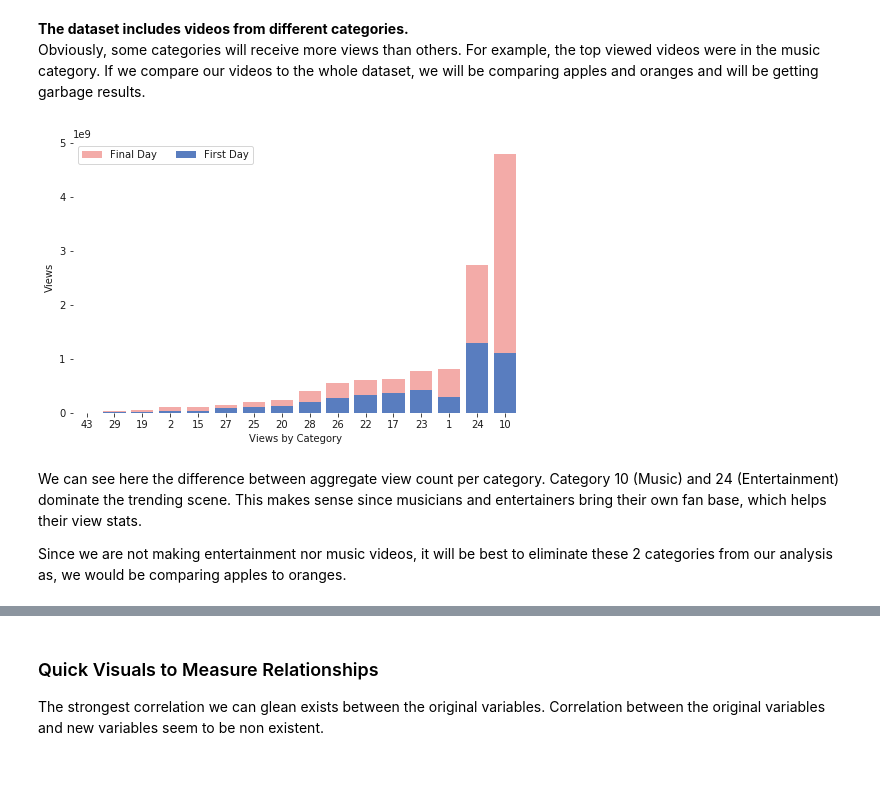
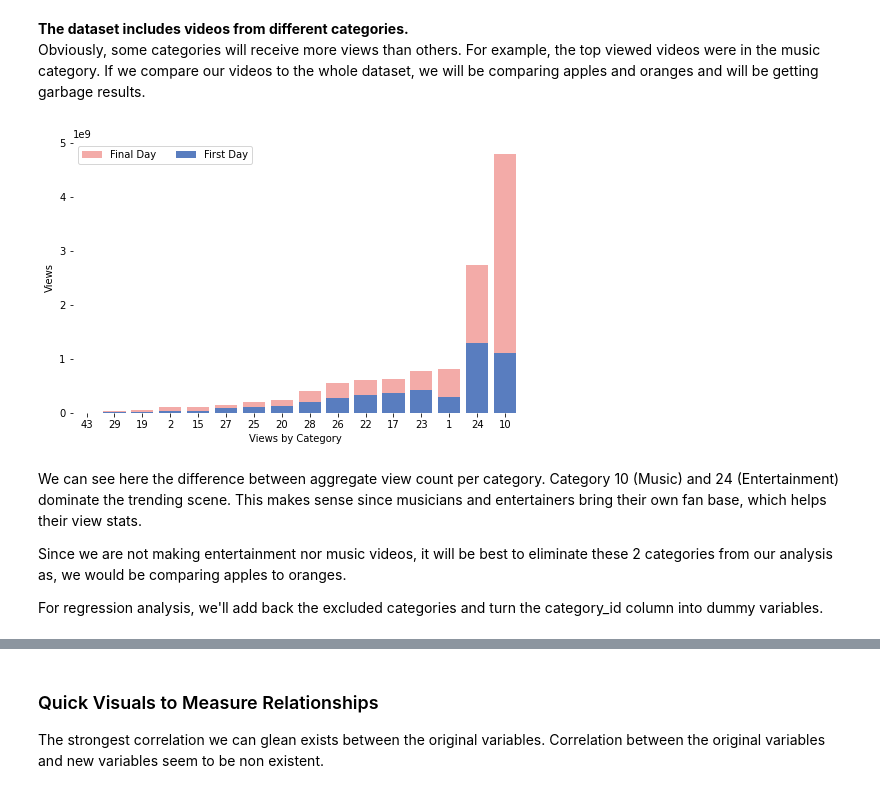
Before and after one commit to christianbm1/ds-ytViews, a Jupyter notebook: Project YouTuber.ipynb, the cells around one changed output, grey strips where cells are left out. Drawn from its saved outputs; the diff is of its cells as text; code cells hidden in the pictures.

Commit message:
analysis by category id

```diff
--- a/Project YouTuber.ipynb
+++ b/Project YouTuber.ipynb
@@ -256,26 +256,31 @@ plt.show()
 **The dataset includes videos from different categories.**
 Obviously, some categories will receive more views than others. For example, the top viewed videos were in the music category. If we compare our videos to the whole dataset, we will be comparing apples and oranges and will be getting garbage results.
 # %%
-fig, ax = plt.subplots(figsize=(8,5))
-sns.set_color_codes("pastel")
-sns.barplot(x='category_id', y='views', data=df_use.groupby(['category_id']).sum().reset_index(),
-            label="Final Day", color="r", order=df_use.groupby(['category_id']).sum().reset_index().sort_values(by='views')['category_id'])
+def buildBarChart():
+    fig, ax = plt.subplots(figsize=(8,5))
+    sns.set_color_codes("pastel")
+    sns.barplot(x='category_id', y='views', data=df_use.groupby(['category_id']).sum().reset_index(),
+                label="Final Day", color="r", order=df_use.groupby(['category_id']).sum().reset_index().sort_values(by='views')['category_id'])
 
-#Plot the crashes where alcohol was involved
-sns.set_color_codes("muted")
-sns.barplot(x="category_id", y="views_first", data=df_use.groupby(['category_id']).sum().reset_index(),
-            label="First Day", color="b", order=df_use.groupby(['category_id']).sum().reset_index().sort_values(by='views')['category_id'])
+    #Plot the crashes where alcohol was involved
+    sns.set_color_codes("muted")
+    sns.barplot(x="category_id", y="views_first", data=df_use.groupby(['category_id']).sum().reset_index(),
+                label="First Day", color="b", order=df_use.groupby(['category_id']).sum().reset_index().sort_values(by='views')['category_id'])
 
-# Add a legend and informative axis label
-ax.legend(ncol=2, loc="upper left", frameon=True)
-ax.set(ylabel="Views",
-       xlabel="Views by Category")
-sns.despine(left=True, bottom=True)
+    # Add a legend and informative axis label
+    ax.legend(ncol=2, loc="upper left", frameon=True)
+    ax.set(ylabel="Views",
+           xlabel="Views by Category")
+    sns.despine(left=True, bottom=True)
-# %% [output]
-[figure, removed]
+# %%
+buildBarChart()
+# %% [output]
+[figure, added]
 # %% [markdown]
 We can see here the difference between aggregate view count per category. Category 10 (Music) and 24 (Entertainment) dominate the trending scene. This makes sense since musicians and entertainers bring their own fan base, which helps their view stats.
 
 Since we are not making entertainment nor music videos, it will be best to eliminate these 2 categories from our analysis as, we would be comparing apples to oranges.
+
+For regression analysis, we'll add back the excluded categories and turn the category_id column into dummy variables.
 # %%
 df_use = df_use[(df_use['category_id'] != 24) & (df_use['category_id'] != 10)]
```
Also changed, not shown: parts of 9 cells of this notebook.
